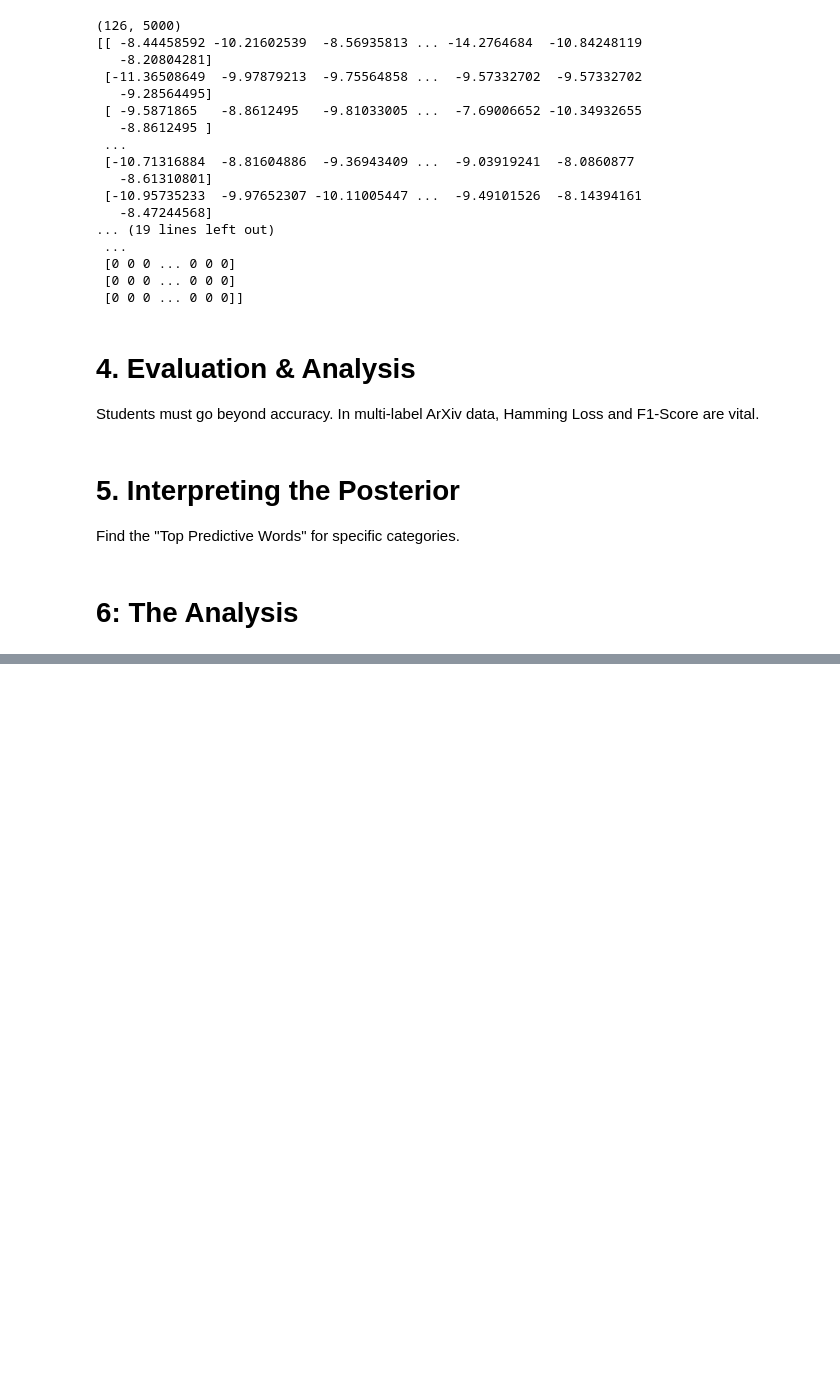
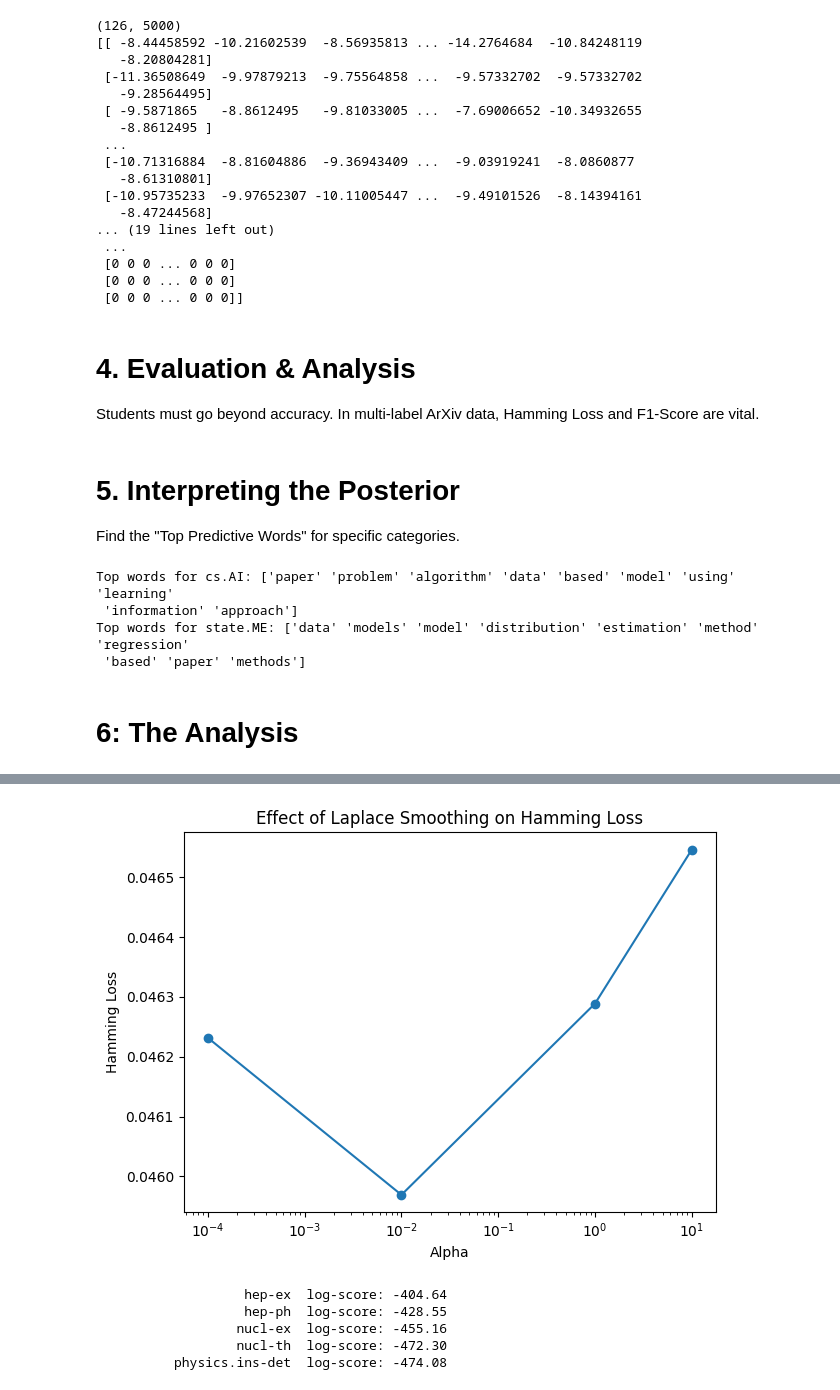
Before and after one commit to nathancblack/bayes-classifier, a Jupyter notebook: arxiv_generative_classifier_skeleton.ipynb, the cells around one changed output, grey strips where cells are left out. Saved outputs shown, nothing was run; the diff lists cells and outputs as text; code cells hidden in the pictures; blank space fills up the shorter version.

```diff
--- a/arxiv_generative_classifier_skeleton.ipynb
+++ b/arxiv_generative_classifier_skeleton.ipynb
@@ -231,7 +231,7 @@ class AdvancedBayesianClassifier:
         """
         # Compute scores for all classes: Log-Prior + (X dot Log-Likelihoods.T)
         self.classes = self.priors + (X @ self.feature_probs.T)
-        self.threshold = np.percentile(self.classes, 95, axis=1)
+        self.threshold = np.percentile(self.classes, 95, axis=1).reshape(-1,1)
         self.classes_binary = np.where(self.classes > self.threshold, 1, 0)
         # TODO: Thresholding.
         # Multi-label is tricky. Unlike multi-class (where you take the max),
@@ -279,7 +285,14 @@ print(model.classes_binary[:10][:10])
 Students must go beyond accuracy. In multi-label ArXiv data, Hamming Loss and F1-Score are vital.
 # %%
 y_pred = model.predict(X_test)
-
+np.random.seed(42)
+sample_indices = np.random.choice(len(X_test_raw), 3, replace=False)
+for idx in sample_indices:
+      print(f"--- Paper {idx} ---")
+      print(f"Text: {X_test_raw[idx][:200]}...")
+      print(f"True labels:      {mlb.classes_[y_test[idx] == 1]}")
+      print(f"Predicted labels: {mlb.classes_[y_pred[idx] == 1]}")
+      print()
 # TODO 10 (Free Response - Report): Hamming Loss Interpretation
 # In your own words, explain why a low Hamming Loss doesn't necessarily
 # mean the model is "good" for a highly imbalanced dataset like arXiv.
@@ -311,23 +324,32 @@ def get_top_words(model, vectorizer, class_index, n=10):
     3. Map those indices back to actual words using feature_names.
     """
     feature_names = vectorizer.get_feature_names_out()
+    log_probs = np.asarray(model.feature_probs[class_index]).flatten()
+    top_idx = np.argsort(log_probs)[::-1][:n]
 
+    return feature_names[top_idx]
     # We use argsort to get the indices of the values in ascending order,
     # then [::-1] to flip it to descending.
-    pass
 
 # Example: Top words for Computer Science (Artificial Intelligence)
-# ai_idx = list(mlb.classes_).index('cs.AI')
-# print(f"Top words for cs.AI: {get_top_words(model, vectorizer, ai_idx)}")
+ai_idx = list(mlb.classes_).index('cs.AI')
+print(f"Top words for cs.AI: {get_top_words(model, vectorizer, ai_idx)}")
 
 
 # TODO 14 (Analysis - Report): Cross-Domain Comparison
 # Compare the top 10 words for 'cs.AI' (Artificial Intelligence)
 # and 'stat.ME' (Methodology). Do the words reflect the subject matter?
 
+me_idx = list(mlb.classes_).index('stat.ME')
+print(f"Top words for state.ME: {get_top_words(model, vectorizer, me_idx)}")
 # TODO 15 (Free Response - Report): Stopword Reflection
 # If you see words like "the", "and", or "paper" in the top words,
 # what does that tell you about your preprocessing/vectorizer settings?
+# %% [output]
+Top words for cs.AI: ['paper' 'problem' 'algorithm' 'data' 'based' 'model' 'using' 'learning'
+ 'information' 'approach']
+Top words for state.ME: ['data' 'models' 'model' 'distribution' 'estimation' 'method' 'regression'
+ 'based' 'paper' 'methods']
 # %% [markdown]
 # 6: The Analysis
 # %%
@@ -339,8 +361,20 @@ results = []
 # Loop through the alpha list, re-initialize the model,
 # train it, and store the Hamming Loss for each version.
 # Then, use plt.plot() to visualize the trend.
-
-
+for alpha in alphas:
+    m = AdvancedBayesianClassifier(alpha=alpha)
+    m.fit(X_train, y_train)
+    y_pred_alpha = m.predict(X_test)
+    hl = hamming_loss(y_test, y_pred_alpha)
+    results.append(hl)
+    print(f"alpha={alpha}: Hamming Loss={hl:.5f}")
+plt.plot(alphas, results, marker='o')
+plt.xscale('log')
+plt.xlabel('Alpha')
+plt.ylabel('Hamming Loss')
+plt.title('Effect of Laplace Smoothing on Hamming Loss')
+plt.tight_layout()
+plt.show()
 # TODO 17 (Free Response - Report): Theoretical Question
 # If a word in the test set never
 # appeared in the training set for a specific class, what happens
@@ -352,3 +386,8 @@ sample_idx = 42
 # Access the raw log-probabilities for this sample.
 # Sort them and print the top 5 class names alongside their log-scores.
 # Are the scores close together (high uncertainty) or far apart (high confidence)?
+sample_scores = model.classes[sample_idx]
+top5_idx = np.argsort(sample_scores)[::-1][:5]
+for idx in top5_idx:
+    print(f"{mlb.classes_[idx]:>25s}  log-score: {sample_scores[idx]:.2f}")
+# %% [output]
@@ -354,0 +398,6 @@ sample_idx = 42
+[figure, added]
+                   hep-ex  log-score: -404.64
+                   hep-ph  log-score: -428.55
+                  nucl-ex  log-score: -455.16
+                  nucl-th  log-score: -472.30
+          physics.ins-det  log-score: -474.08
```
Also changed, not shown: parts of 2 cells of this notebook.
